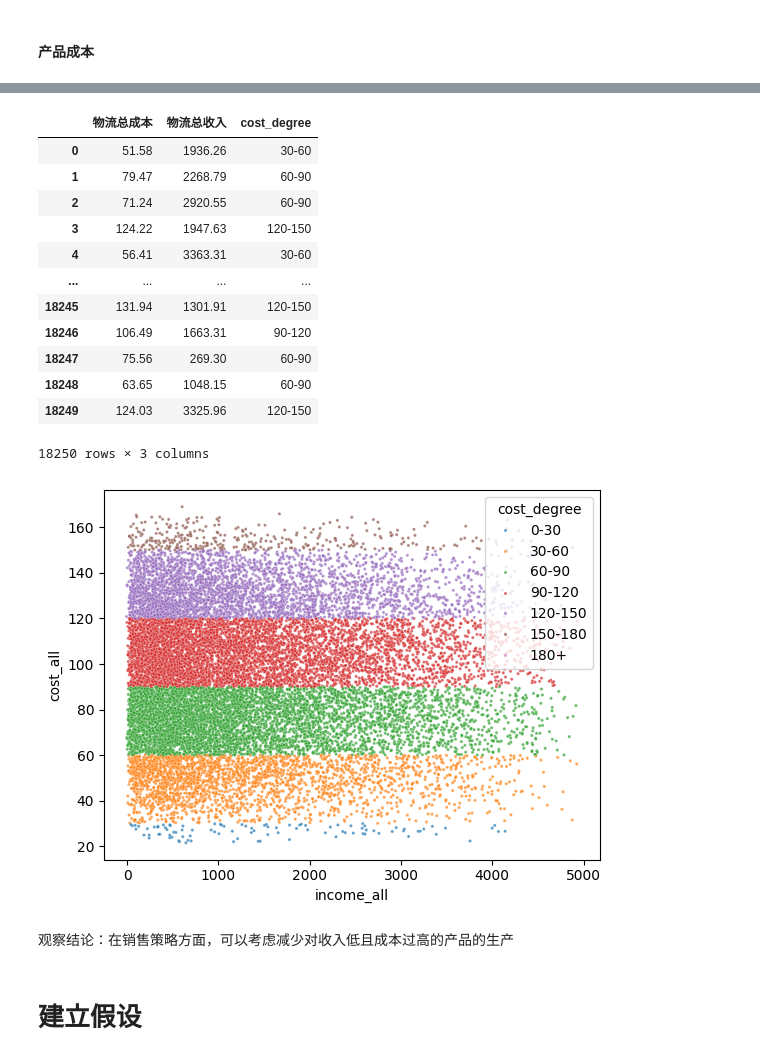
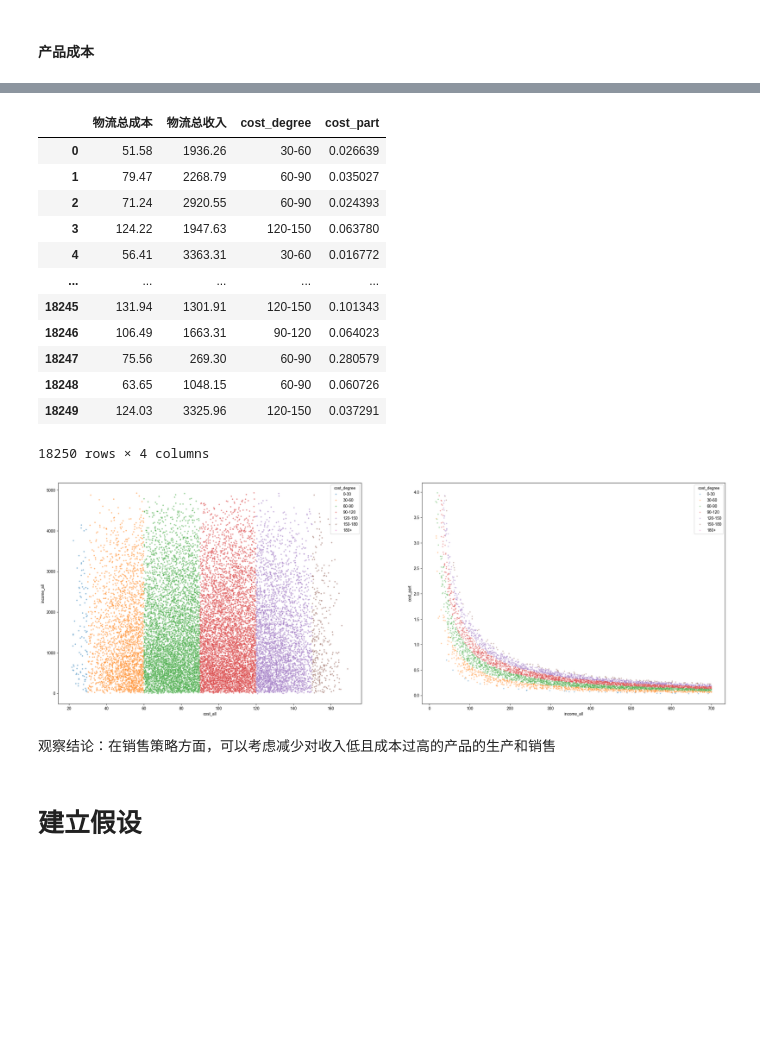
Before and after one commit to Hejiale-hub/---, a Jupyter notebook: Logistics_analyst.ipynb, the cells around one changed output, grey strips where cells are left out. Cells and saved outputs as stored; diff of their text form; code cells hidden in the pictures; blank space fills up the shorter version.

```diff
--- a/Logistics_analyst.ipynb
+++ b/Logistics_analyst.ipynb
@@ -201,5 +199,8 @@ analysis1.rename(columns={"月份":"month","利润":"margin"}, inplace=True)
 # %%
-sns.lineplot(data=analysis1, x="month", y="margin", hue="区域")
+plt.rcParams['font.sans-serif'] = ['Arial Unicode MS'] #将字体设置为mac系统预装字体，以解决可视化中文字体显示问题，win系统可以设置为SimHei
+plt.rcParams['axes.unicode_minus'] = False
+
+sns.lineplot(data=analysis1, x="月份", y="利润", hue="区域")
 plt.legend(bbox_to_anchor=(1,1))
 plt.show()
 # %% [output]
@@ -292,30 +294,42 @@ analysis_cost_margin = analysis_cost_margin1.copy()
 cost_bins = [-float('inf'),30,60,90,120,150,180,float('inf')]
 cost_labels = ["0-30","30-60","60-90","90-120","120-150","150-180","180+"]
 analysis_cost_margin["cost_degree"] = pd.cut(analysis_cost_margin["物流总成本"], cost_bins, labels=cost_labels)
+analysis_cost_margin["cost_part"] = cleaned_data["物流总成本"].div(cleaned_data["物流总收入"])
 analysis_cost_margin
 # %% [output]
-|  | 物流总成本 | 物流总收入 | cost_degree |
-| 0 | 51.58 | 1936.26 | 30-60 |
-| 1 | 79.47 | 2268.79 | 60-90 |
-| 2 | 71.24 | 2920.55 | 60-90 |
-| 3 | 124.22 | 1947.63 | 120-150 |
-| 4 | 56.41 | 3363.31 | 30-60 |
-| ... | ... | ... | ... |
-| 18245 | 131.94 | 1301.91 | 120-150 |
-| 18246 | 106.49 | 1663.31 | 90-120 |
-| 18247 | 75.56 | 269.30 | 60-90 |
-| 18248 | 63.65 | 1048.15 | 60-90 |
-| 18249 | 124.03 | 3325.96 | 120-150 |
+|  | 物流总成本 | 物流总收入 | cost_degree | cost_part |
+| 0 | 51.58 | 1936.26 | 30-60 | 0.026639 |
+| 1 | 79.47 | 2268.79 | 60-90 | 0.035027 |
+| 2 | 71.24 | 2920.55 | 60-90 | 0.024393 |
+| 3 | 124.22 | 1947.63 | 120-150 | 0.063780 |
+| 4 | 56.41 | 3363.31 | 30-60 | 0.016772 |
+| ... | ... | ... | ... | ... |
+| 18245 | 131.94 | 1301.91 | 120-150 | 0.101343 |
+| 18246 | 106.49 | 1663.31 | 90-120 | 0.064023 |
+| 18247 | 75.56 | 269.30 | 60-90 | 0.280579 |
+| 18248 | 63.65 | 1048.15 | 60-90 | 0.060726 |
+| 18249 | 124.03 | 3325.96 | 120-150 | 0.037291 |
-18250 rows × 3 columns
+18250 rows × 4 columns
 # %%
 analysis_cost_margin.rename(columns={"物流总成本":"cost_all","物流总收入":"income_all"}, inplace=True)
 # %%
-sns.scatterplot(analysis_cost_margin,x="income_all",y="cost_all",hue="cost_degree", s=5, alpha= 0.7)
+fig, axes = plt.subplots(1, 2, figsize=(30,10))
+
+# 散点图分析成本与收入偏差值
+sns.scatterplot(analysis_cost_margin,x="cost_all",y="income_all", hue="cost_degree", s=12, alpha= 0.5, ax=axes[0])
+plt.legend(bbox_to_anchor=(1,1))
+
+
+
+#散点图分析高成本-低收入情况
+analysis_cost_part = analysis_cost_margin.query('(cost_part>0) and (cost_part<4) and (income_all<700)')
+sns.scatterplot(analysis_cost_part, x="income_all", y="cost_part", s=10, alpha= 0.4, ax=axes[1], hue="cost_degree")
+
 plt.show()
 # %% [output]
-[figure, old version]
+[figure, new version]
 # %% [markdown]
-观察结论：在销售策略方面，可以考虑减少对收入低且成本过高的产品的生产
+观察结论：在销售策略方面，可以考虑减少对收入低且成本过高的产品的生产和销售
 # %% [markdown]
 # 建立假设
 # %% [markdown]
```
Also changed, not shown: parts of 18 cells of this notebook, 1 other file.
